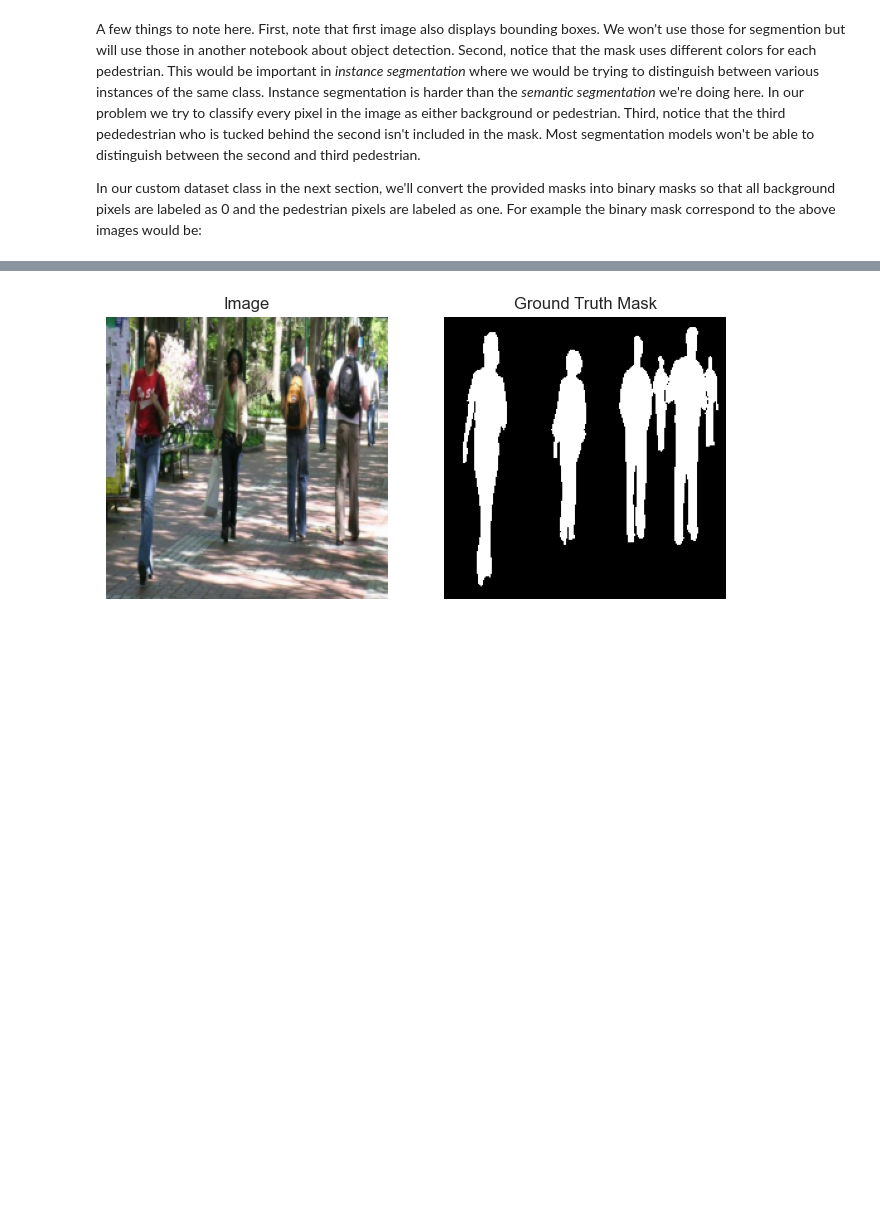
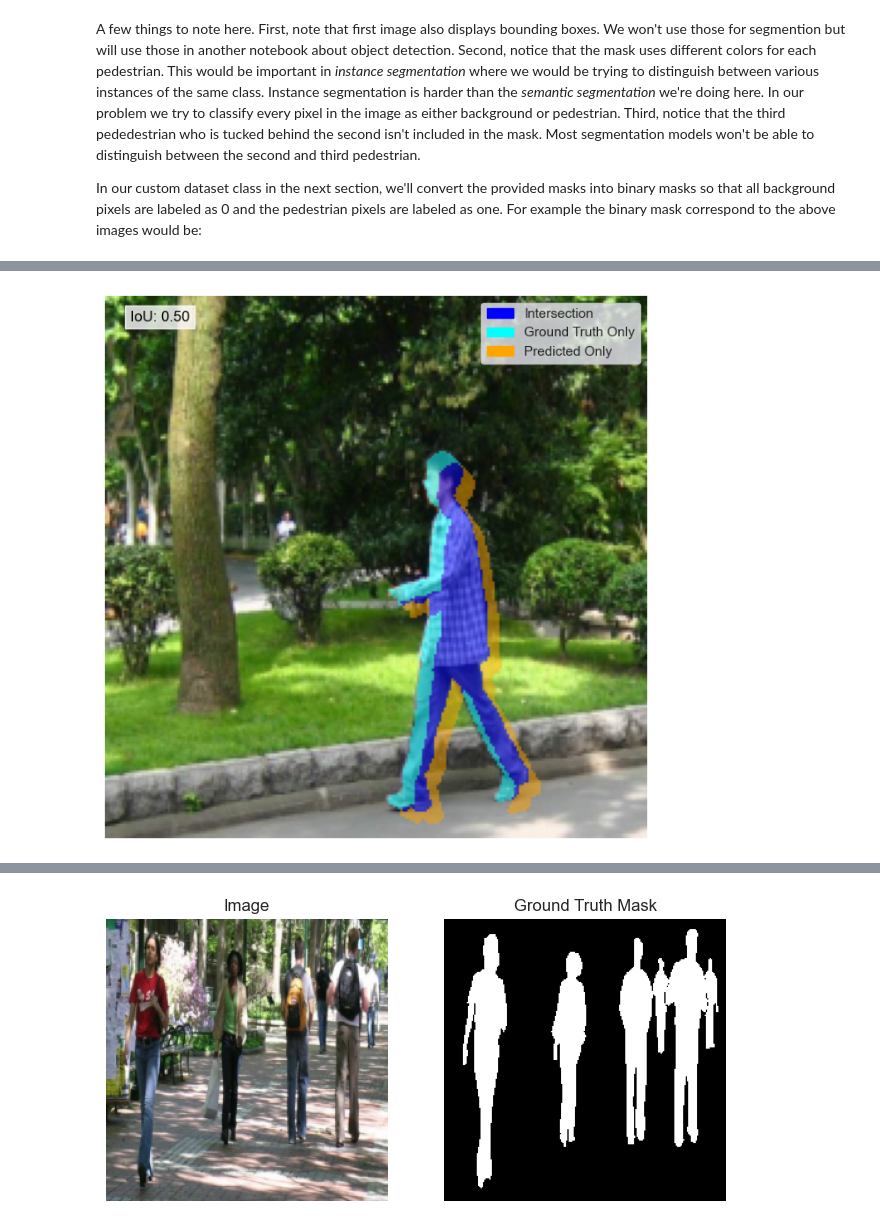
Before and after one commit to nkoranda97/DS776, a Jupyter notebook: Lesson_06_Object_Detection/Augmentation_with_UNET_v2.ipynb, the cells around one changed output, grey strips where cells are left out. Saved outputs shown, nothing was run; the diff lists cells and outputs as text; code cells hidden in the pictures; blank space fills up the shorter version.

```diff
--- a/Lesson_06_Object_Detection/Augmentation_with_UNET_v2.ipynb
+++ b/Lesson_06_Object_Detection/Augmentation_with_UNET_v2.ipynb
@@ -174,3 +174,67 @@ val_dataset = PennFudanSegment(root=dataset_path, transforms=val_transforms, spl
 # Define training and validation data loaders
 train_loader = DataLoader(train_dataset,batch_size=8,shuffle=True)
 val_loader = DataLoader(val_dataset,batch_size=8,shuffle=False)
+# %%
+def display_iou_illustration(index, dataset, perturbation_fn=None, figsize=(8, 8), alpha=0.5):
+    """
+    Display an image with ground truth and perturbed masks, illustrating IoU.
+
+    Parameters:
+    - index (int): The index of the sample in the dataset.
+    - dataset: The PennFudan dataset.
+    - perturbation_fn (callable, optional): A function to perturb the ground truth mask to create a "predicted" mask.
+    - figsize (tuple, optional): The size of the display figure (default: (8, 8)).
+    """
+    # Load the image and ground truth mask
+    image, gt_mask = dataset[index]
+    gt_mask = gt_mask.numpy().squeeze()
+
+    # Create a perturbed mask as the "predicted" mask
+    if perturbation_fn is None:
+        perturbation_fn = lambda mask: np.roll(np.roll(mask, shift=5, axis=0), shift=5, axis=1)  # Shift mask down and right by 5 pixels
+    pred_mask = perturbation_fn(gt_mask)
+
+    # Calculate IoU regions
+    intersection = (gt_mask > 0.5) & (pred_mask > 0.5)
+    gt_only = (gt_mask > 0.5) & ~(pred_mask > 0.5)
+    pred_only = ~(gt_mask > 0.5) & (pred_mask > 0.5)
+
+    # Calculate IoU
+    iou = np.sum(intersection) / (np.sum(gt_only) + np.sum(pred_only) + np.sum(intersection))
+
+    # Convert image to numpy and denormalize
+    img_np = image.permute(1, 2, 0).numpy()
+    img_np = denormalize_image(img_np, mean=[0.485, 0.456, 0.406], std=[0.229, 0.224, 0.225])
+    img_np = (img_np * 255).astype(np.uint8)  # Scale for OpenCV display
+    img_bgr = cv2.cvtColor(img_np, cv2.COLOR_RGB2BGR)
+
+    # Overlay masks with transparency
+    overlay = img_bgr.copy()
+    overlay = overlay_masks(overlay, pred_only, color=(0, 165, 255), alpha=alpha)  # Cyan for ground truth only
+    overlay = overlay_masks(overlay, gt_only, color=(255, 255, 0), alpha=alpha)  # Orange for predicted only
+    overlay = overlay_masks(overlay, intersection, color=(255, 0, 0), alpha=alpha)  # Blue for intersection
+
+    # Convert back to RGB for display
+    img_rgb_overlay = cv2.cvtColor(overlay, cv2.COLOR_BGR2RGB)
+
+    # Display the image with overlaid masks
+    plt.figure(figsize=figsize)
+    plt.imshow(img_rgb_overlay)
+    plt.axis('off')
+
+    # Add IoU text
+    plt.text(10, 10, f'IoU: {iou:.2f}', color='black', fontsize=12, bbox=dict(facecolor='white', alpha=0.8))
+
+    # Add legend
+    legend_elements = [
+        Patch(facecolor='blue', edgecolor='blue', label='Intersection'),
+        Patch(facecolor='cyan', edgecolor='cyan', label='Ground Truth Only'),
+        Patch(facecolor='orange', edgecolor='orange', label='Predicted Only')
+    ]
+    plt.legend(handles=legend_elements, loc='upper right')
+    plt.show()
+
+# Example usage
+display_iou_illustration(1, val_dataset)
+# %% [output]
+[figure, added]
```
Also changed, not shown: parts of 2 cells of this notebook, 1 other file.
